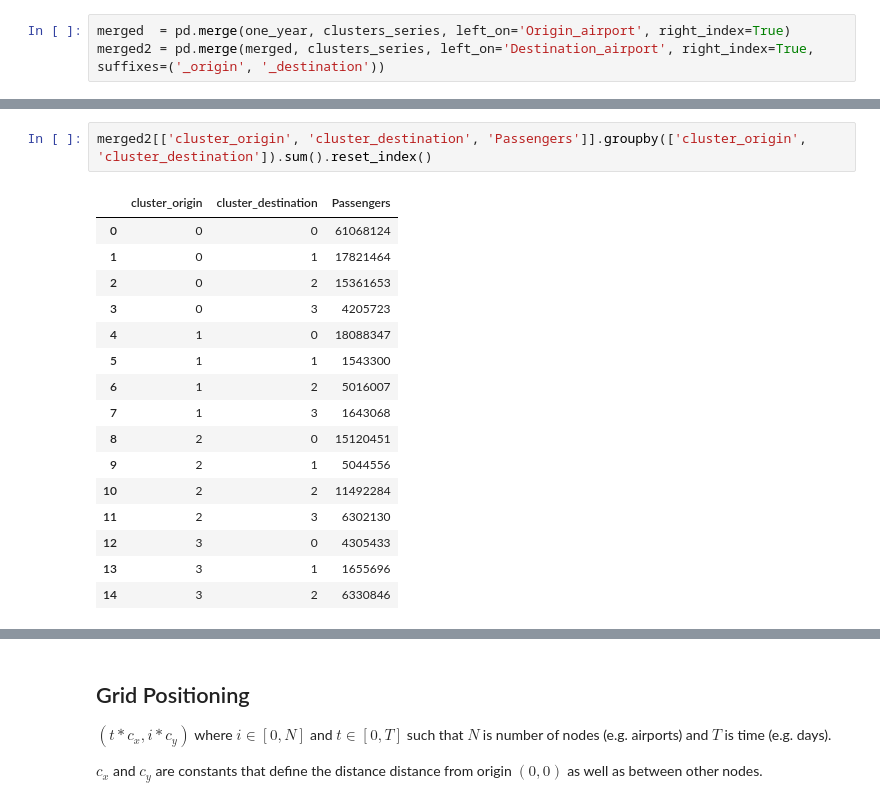
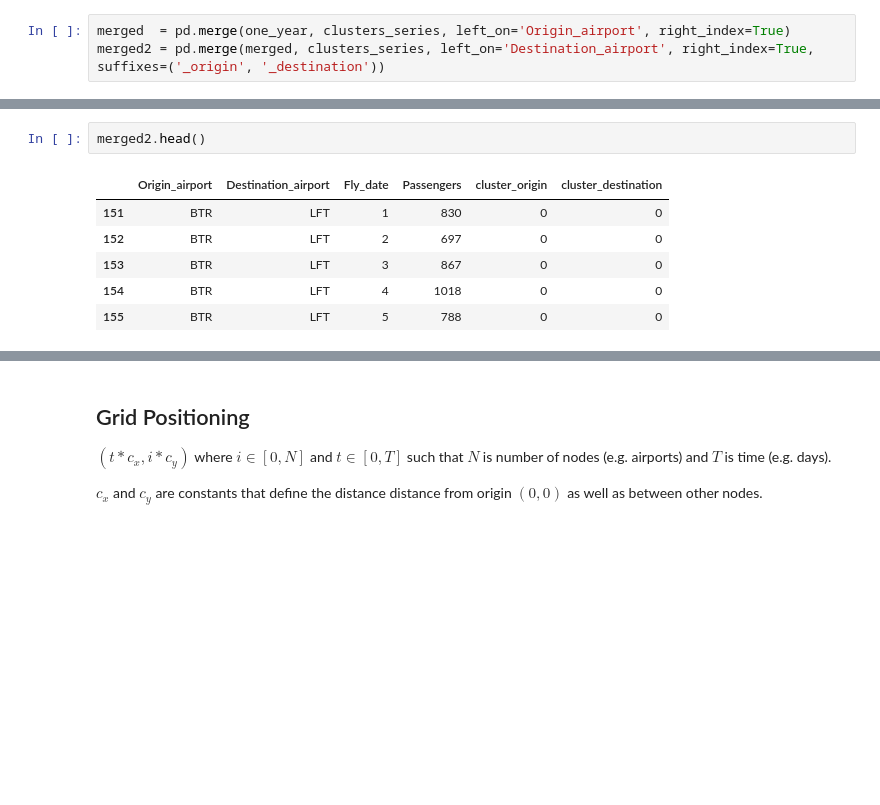
Before and after one commit to moultriedanger/visualizing_dynamic_graphs, a Jupyter notebook: src/hierarchical_edge_bundling/HEB_Preprocessing.ipynb, the cells around one changed output, grey strips where cells are left out. Cells and saved outputs as stored; diff of their text form; blank space fills up the shorter version.

```diff
--- a/src/hierarchical_edge_bundling/HEB_Preprocessing.ipynb
+++ b/src/hierarchical_edge_bundling/HEB_Preprocessing.ipynb
@@ -172,19 +157,9 @@ merged2[['cluster_origin', 'cluster_destination']].groupby(['cluster_origin', 'c
-# %%
-merged2[['cluster_origin', 'cluster_destination', 'Passengers']].groupby(['cluster_origin', 'cluster_destination']).sum().reset_index()
-# %% [output]
-|  | cluster_origin | cluster_destination | Passengers |
-| 0 | 0 | 0 | 61068124 |
-| 1 | 0 | 1 | 17821464 |
-| 2 | 0 | 2 | 15361653 |
-| 3 | 0 | 3 | 4205723 |
-| 4 | 1 | 0 | 18088347 |
-| 5 | 1 | 1 | 1543300 |
-| 6 | 1 | 2 | 5016007 |
-| 7 | 1 | 3 | 1643068 |
-| 8 | 2 | 0 | 15120451 |
-| 9 | 2 | 1 | 5044556 |
-| 10 | 2 | 2 | 11492284 |
-| 11 | 2 | 3 | 6302130 |
-| 12 | 3 | 0 | 4305433 |
-| 13 | 3 | 1 | 1655696 |
-| 14 | 3 | 2 | 6330846 |
+# %%
+merged2.head()
+# %% [output]
+|  | Origin_airport | Destination_airport | Fly_date | Passengers | cluster_origin | cluster_destination |
+| 151 | BTR | LFT | 1 | 830 | 0 | 0 |
+| 152 | BTR | LFT | 2 | 697 | 0 | 0 |
+| 153 | BTR | LFT | 3 | 867 | 0 | 0 |
+| 154 | BTR | LFT | 4 | 1018 | 0 | 0 |
+| 155 | BTR | LFT | 5 | 788 | 0 | 0 |
```
Also changed, not shown: parts of 28 cells of this notebook, 5 other files.
